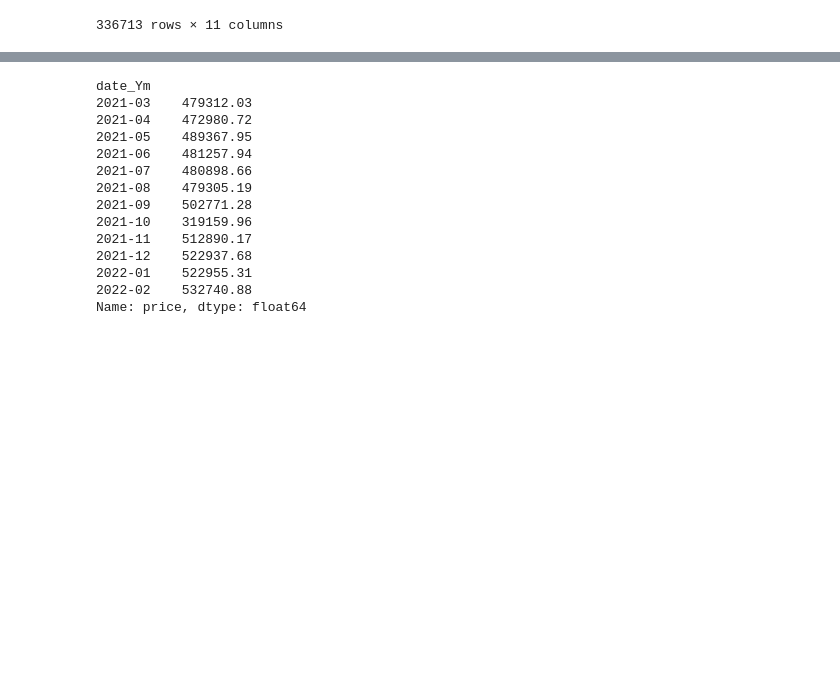
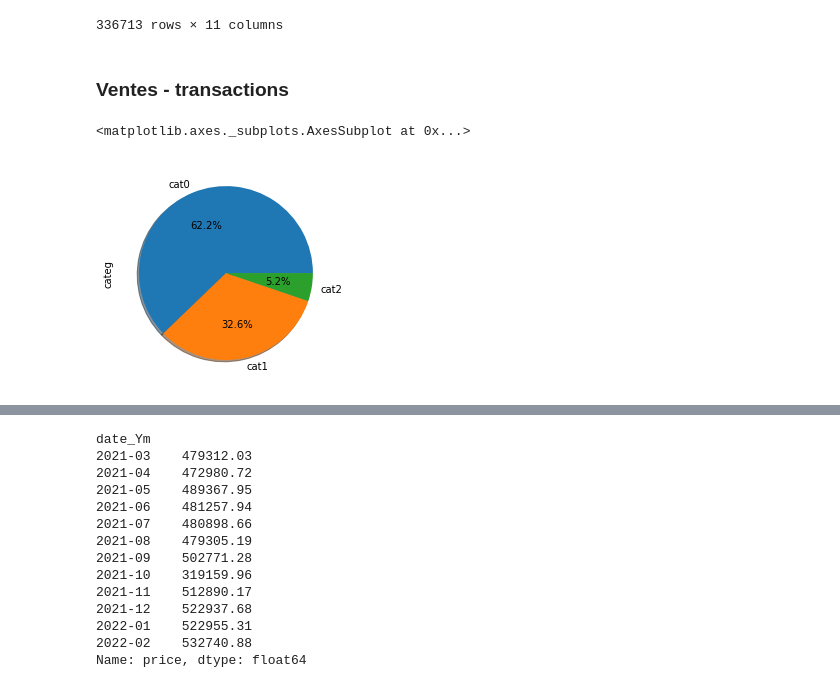
Before and after one commit to Sh4mSh4m/OCR_DA_proj4, a Jupyter notebook: Projet 4 - Analysez les ventes de votre entreprise.ipynb, the cells around one changed output, grey strips where cells are left out. Drawn from its saved outputs; the diff is of its cells as text; code cells hidden in the pictures; blank space fills up the shorter version.

```diff
--- a/Projet 4 - Analysez les ventes de votre entreprise.ipynb
+++ b/Projet 4 - Analysez les ventes de votre entreprise.ipynb
@@ -615,3 +626,10 @@ book
 | 336711 | 2022-02-28 23:59:02.381670 | s_172423 | 0_1403 | 15.99 | 0.0 | c_1460 | False | m | 1989.0 | 30.0 | ... |
 | 336712 | 2022-02-28 23:59:58.040472 | s_172423 | 0_1775 | 6.99 | 0.0 | c_1460 | False | m | 1989.0 | 30.0 | ... |
 336713 rows × 11 columns
+# %% [markdown]
+### Ventes - transactions
+# %%
+book['categ'].value_counts().plot(kind='pie', labels=['cat0', 'cat1', 'cat2'], autopct='%1.1f%%',shadow=True)
+# %% [output]
+<matplotlib.axes._subplots.AxesSubplot at 0x...>
+[figure, added]
```
Also changed, not shown: parts of 37 cells of this notebook.
